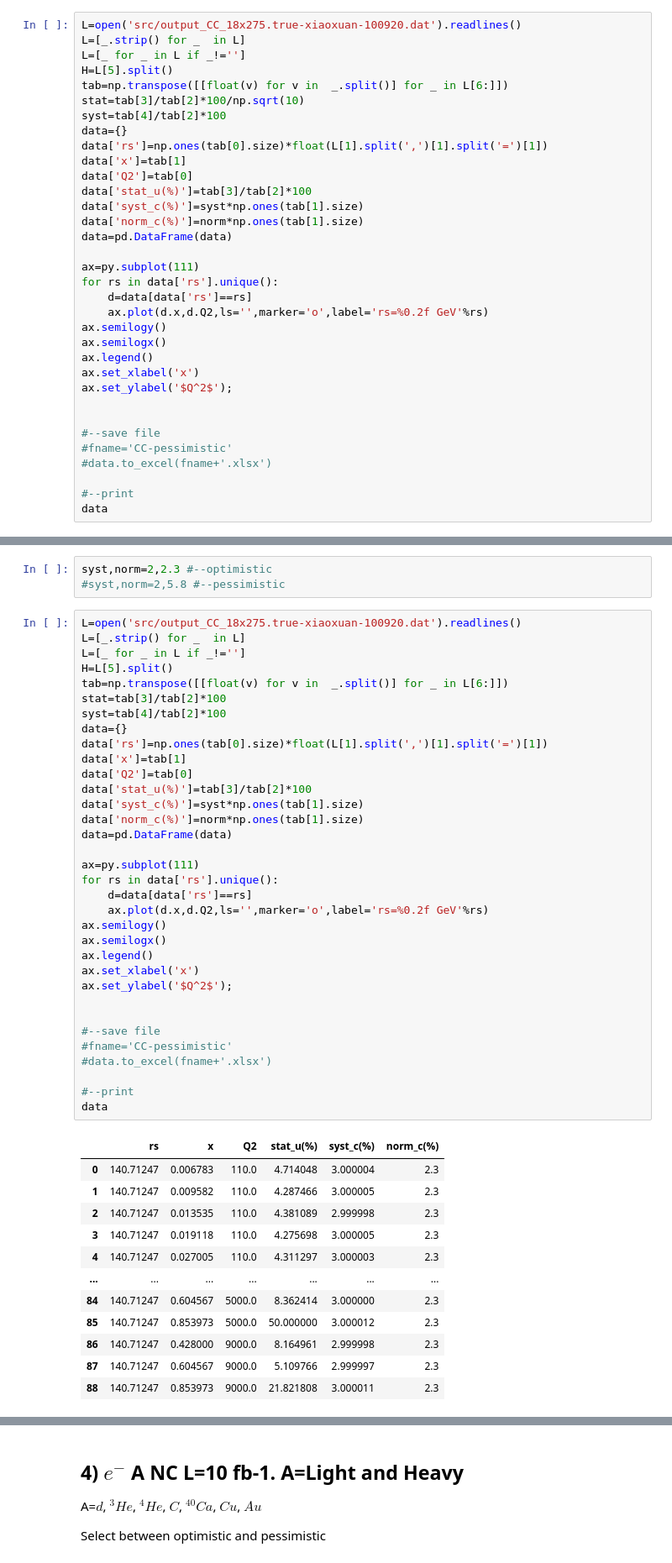
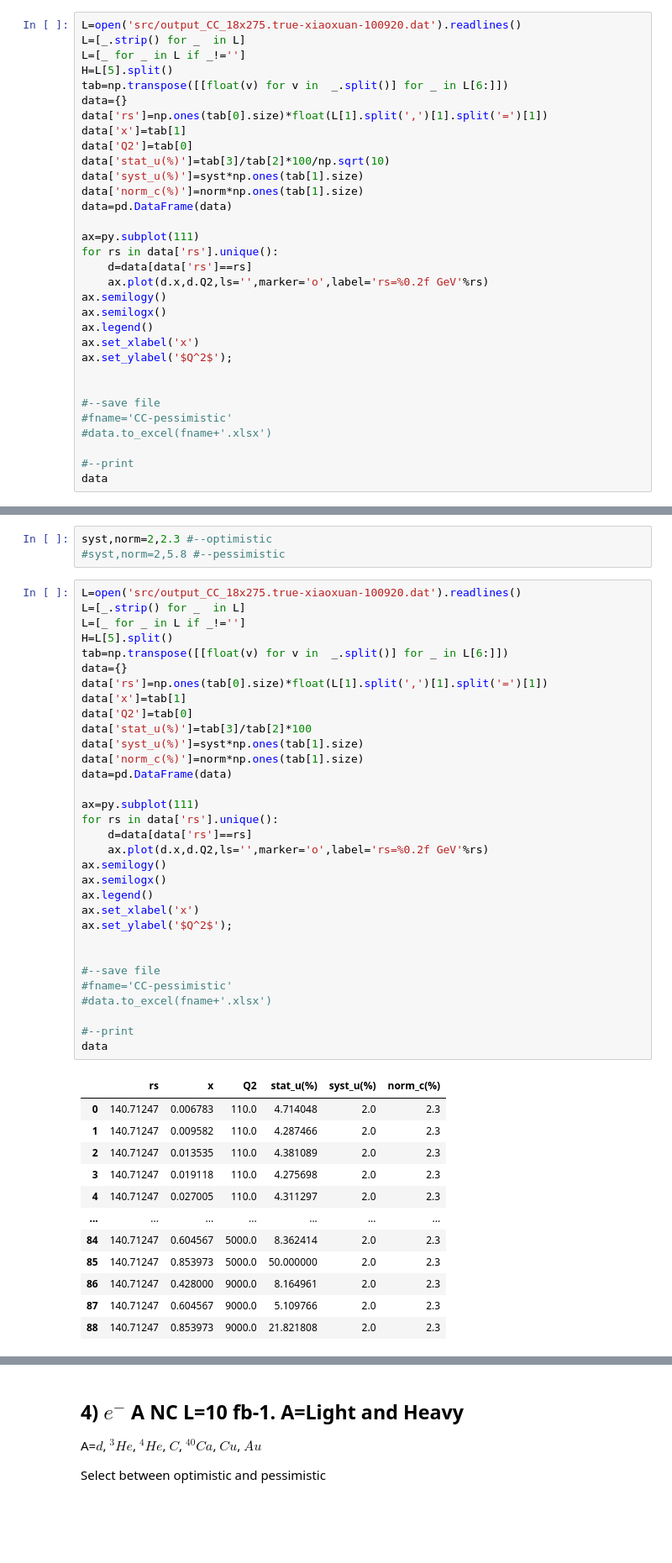
Before and after one commit to JeffersonLab/txgrids, a Jupyter notebook: expdata/workbook.ipynb, the cells around one changed output, grey strips where cells are left out. Shown: that part at 84% size. Saved outputs shown, nothing was run; the diff lists cells and outputs as text; blank space fills up the shorter version.

```diff
--- a/expdata/workbook.ipynb
+++ b/expdata/workbook.ipynb
@@ -98,14 +98,12 @@ L=[_.strip() for _  in L]
 L=[_ for _ in L if _!='']
 H=L[5].split()
 tab=np.transpose([[float(v) for v in  _.split()] for _ in L[6:]])
-stat=tab[3]/tab[2]*100/np.sqrt(10)
-syst=tab[4]/tab[2]*100
 data={}
 data['rs']=np.ones(tab[0].size)*float(L[1].split(',')[1].split('=')[1])
 data['x']=tab[1]
 data['Q2']=tab[0]
-data['stat_u(%)']=tab[3]/tab[2]*100
-data['syst_c(%)']=syst*np.ones(tab[1].size)
+data['stat_u(%)']=tab[3]/tab[2]*100/np.sqrt(10)
+data['syst_u(%)']=syst*np.ones(tab[1].size)
 data['norm_c(%)']=norm*np.ones(tab[1].size)
 data=pd.DataFrame(data)
 
@@ -153,48 +151,46 @@ L=open('src/output_CC_18x275.true-xiaoxuan-100920.dat').readlines()
 L=[_.strip() for _  in L]
 L=[_ for _ in L if _!='']
 H=L[5].split()
 tab=np.transpose([[float(v) for v in  _.split()] for _ in L[6:]])
-stat=tab[3]/tab[2]*100
-syst=tab[4]/tab[2]*100
 data={}
 data['rs']=np.ones(tab[0].size)*float(L[1].split(',')[1].split('=')[1])
 data['x']=tab[1]
 data['Q2']=tab[0]
 data['stat_u(%)']=tab[3]/tab[2]*100
-data['syst_c(%)']=syst*np.ones(tab[1].size)
+data['syst_u(%)']=syst*np.ones(tab[1].size)
 data['norm_c(%)']=norm*np.ones(tab[1].size)
 data=pd.DataFrame(data)
 
 ax=py.subplot(111)
 for rs in data['rs'].unique():
     d=data[data['rs']==rs]
     ax.plot(d.x,d.Q2,ls='',marker='o',label='rs=%0.2f GeV'%rs)
 ax.semilogy()
 ax.semilogx()
 ax.legend()
 ax.set_xlabel('x')
 ax.set_ylabel('$Q^2$');
 
 
 #--save file
 #fname='CC-pessimistic'
 #data.to_excel(fname+'.xlsx')
 
 #--print
 data
 # %% [output]
-|  | rs | x | Q2 | stat_u(%) | syst_c(%) | norm_c(%) |
-| 0 | 140.71247 | 0.006783 | 110.0 | 4.714048 | 3.000004 | 2.3 |
-| 1 | 140.71247 | 0.009582 | 110.0 | 4.287466 | 3.000005 | 2.3 |
-| 2 | 140.71247 | 0.013535 | 110.0 | 4.381089 | 2.999998 | 2.3 |
-| 3 | 140.71247 | 0.019118 | 110.0 | 4.275698 | 3.000005 | 2.3 |
-| 4 | 140.71247 | 0.027005 | 110.0 | 4.311297 | 3.000003 | 2.3 |
+|  | rs | x | Q2 | stat_u(%) | syst_u(%) | norm_c(%) |
+| 0 | 140.71247 | 0.006783 | 110.0 | 4.714048 | 2.0 | 2.3 |
+| 1 | 140.71247 | 0.009582 | 110.0 | 4.287466 | 2.0 | 2.3 |
+| 2 | 140.71247 | 0.013535 | 110.0 | 4.381089 | 2.0 | 2.3 |
+| 3 | 140.71247 | 0.019118 | 110.0 | 4.275698 | 2.0 | 2.3 |
+| 4 | 140.71247 | 0.027005 | 110.0 | 4.311297 | 2.0 | 2.3 |
 | ... | ... | ... | ... | ... | ... | ... |
-| 84 | 140.71247 | 0.604567 | 5000.0 | 8.362414 | 3.000000 | 2.3 |
-| 85 | 140.71247 | 0.853973 | 5000.0 | 50.000000 | 3.000012 | 2.3 |
-| 86 | 140.71247 | 0.428000 | 9000.0 | 8.164961 | 2.999998 | 2.3 |
-| 87 | 140.71247 | 0.604567 | 9000.0 | 5.109766 | 2.999997 | 2.3 |
-| 88 | 140.71247 | 0.853973 | 9000.0 | 21.821808 | 3.000011 | 2.3 |
+| 84 | 140.71247 | 0.604567 | 5000.0 | 8.362414 | 2.0 | 2.3 |
+| 85 | 140.71247 | 0.853973 | 5000.0 | 50.000000 | 2.0 | 2.3 |
+| 86 | 140.71247 | 0.428000 | 9000.0 | 8.164961 | 2.0 | 2.3 |
+| 87 | 140.71247 | 0.604567 | 9000.0 | 5.109766 | 2.0 | 2.3 |
+| 88 | 140.71247 | 0.853973 | 9000.0 | 21.821808 | 2.0 | 2.3 |
 89 rows × 6 columns
 [figure]
 # %% [markdown]
```
Also changed, not shown: parts of 1 cell of this notebook.
